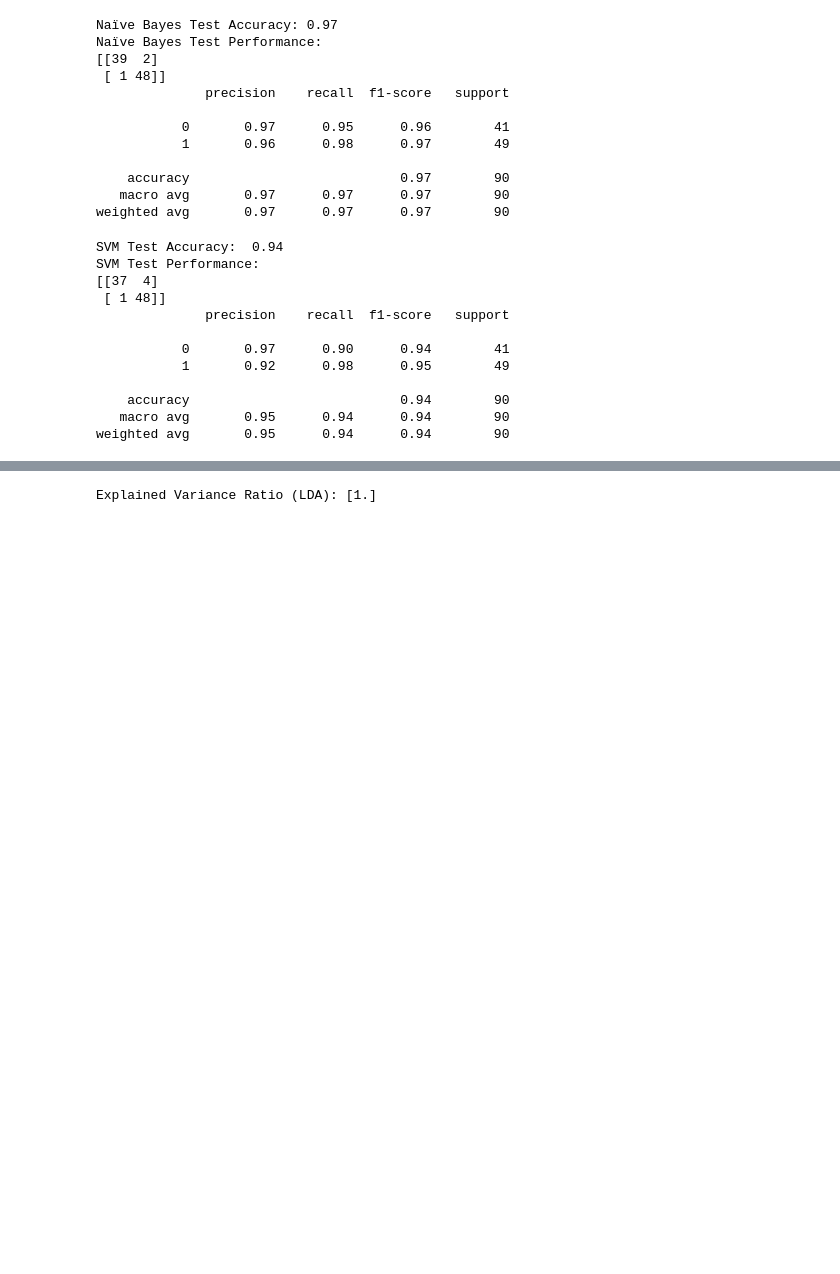
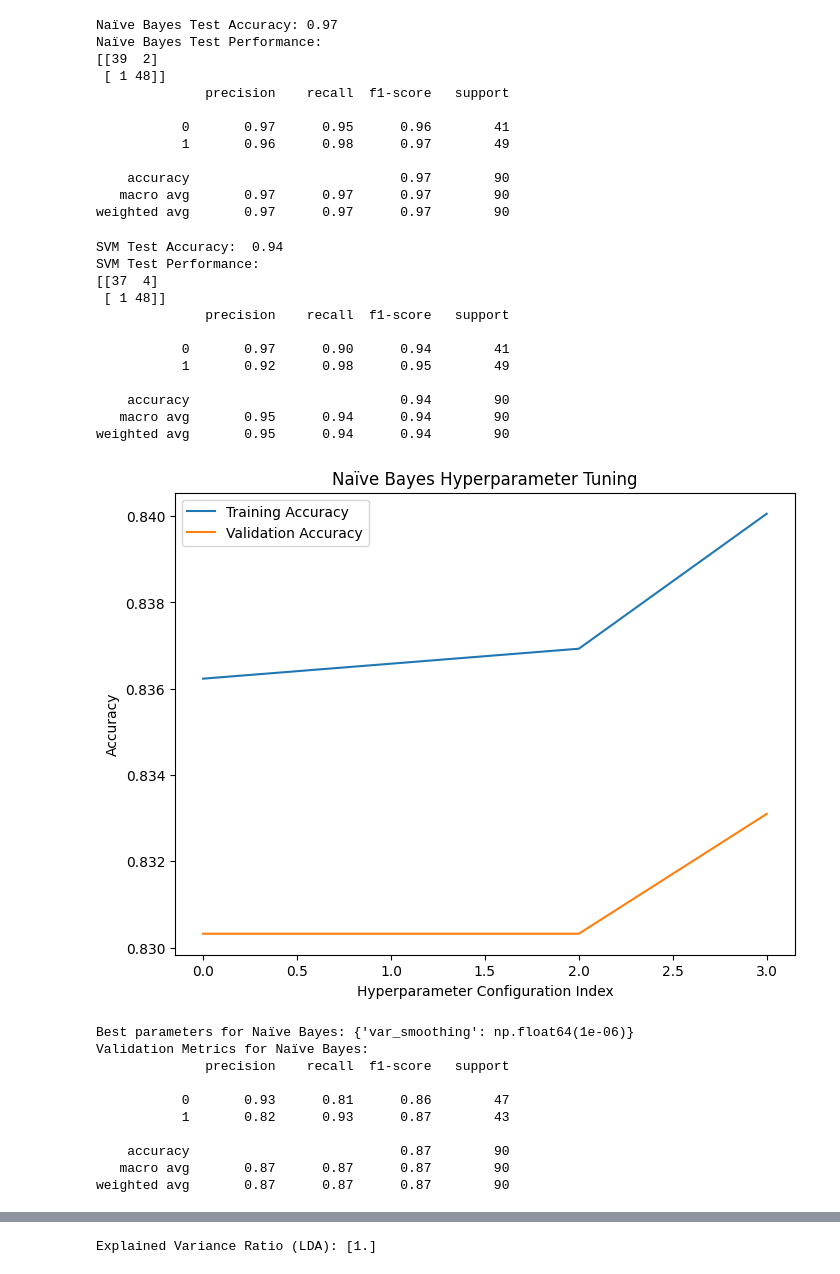
Before and after one commit to mstafahasan/Heart-Failure-Prediction_MLProject, a Jupyter notebook: milestone1_Machine_learning_project.ipynb, the cells around one changed output, grey strips where cells are left out. Saved outputs shown, nothing was run; the diff lists cells and outputs as text; code cells hidden in the pictures; blank space fills up the shorter version.

```diff
--- a/milestone1_Machine_learning_project.ipynb
+++ b/milestone1_Machine_learning_project.ipynb
@@ -346,3 +347,77 @@ SVM Test Performance:
     accuracy                           0.94        90
    macro avg       0.95      0.94      0.94        90
 weighted avg       0.95      0.94      0.94        90
+# %%
+# Step 3: Training Classifiers (Naïve Bayes and SVM)
+results = {}
+
+# Naïve Bayes with hyperparameter tuning
+param_grid_nb = {'var_smoothing': np.logspace(-9, -6, num=4)}
+grid_nb = GridSearchCV(GaussianNB(), param_grid_nb, cv=5, scoring='accuracy', return_train_score=True)
+grid_nb.fit(X_train, y_train)
+
+# Plot training and validation accuracy for Naïve Bayes
+plt.figure(figsize=(8, 6))
+plt.plot(grid_nb.cv_results_['mean_train_score'], label='Training Accuracy')
+plt.plot(grid_nb.cv_results_['mean_test_score'], label='Validation Accuracy')
+plt.xlabel('Hyperparameter Configuration Index')
+plt.ylabel('Accuracy')
+plt.title('Naïve Bayes Hyperparameter Tuning')
+plt.legend()
+plt.show()
+
+print("Best parameters for Naïve Bayes:", grid_nb.best_params_)
+y_pred_val_nb = grid_nb.predict(X_val)
+print("Validation Metrics for Naïve Bayes:")
+print(classification_report(y_val, y_pred_val_nb))
+results['Naïve Bayes'] = grid_nb.best_estimator_
+
+# SVM with hyperparameter tuning
+svc = SVC()
+param_grid_svc = {
+    'C': [0.1, 1, 10, 100],
+    'kernel': ['linear', 'rbf'],
+    'gamma': [0.001, 0.01, 0.1, 1]
+}
+grid_svc = GridSearchCV(svc, param_grid_svc, cv=5, scoring='accuracy', return_train_score=True)
+grid_svc.fit(X_train, y_train)
+
+# Plot training and validation accuracy for SVM
+plt.figure(figsize=(8, 6))
+plt.plot(grid_svc.cv_results_['mean_train_score'], label='Training Accuracy')
+plt.plot(grid_svc.cv_results_['mean_test_score'], label='Validation Accuracy')
+plt.xlabel('Hyperparameter Configuration Index')
+plt.ylabel('Accuracy')
+plt.title('SVM Hyperparameter Tuning')
+plt.legend()
+plt.show()
+
+print("Best parameters for SVM:", grid_svc.best_params_)
+y_pred_val_svc = grid_svc.predict(X_val)
+print("Validation Metrics for SVM:")
+print(classification_report(y_val, y_pred_val_svc))
+results['SVM'] = grid_svc.best_estimator_
+
+# Step 4: Testing
+for name, model in results.items():
+    print(f"\n===============Testing {name}:============")
+    y_pred_test = model.predict(X_test)
+    print(classification_report(y_test, y_pred_test))
+    cm = confusion_matrix(y_test, y_pred_test)
+    sns.heatmap(cm, annot=True, fmt='d', cmap='Blues', xticklabels=['No Disease', 'Disease'], yticklabels=['No Disease', 'Disease'])
+    plt.title(f'{name} Confusion Matrix')
+    plt.ylabel('Actual')
+    plt.xlabel('Predicted')
+    plt.show()
+# %% [output]
+[figure, added]
+Best parameters for Naïve Bayes: {'var_smoothing': np.float64(1e-06)}
+Validation Metrics for Naïve Bayes:
+              precision    recall  f1-score   support
+
+           0       0.93      0.81      0.86        47
+           1       0.82      0.93      0.87        43
+
+    accuracy                           0.87        90
+   macro avg       0.87      0.87      0.87        90
+weighted avg       0.87      0.87      0.87        90
```
Also changed, not shown: parts of 5 cells of this notebook, 1 other file.
